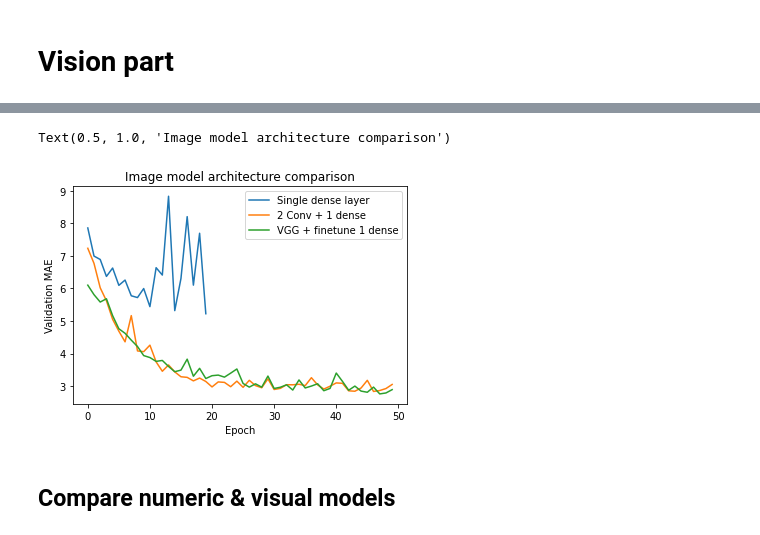
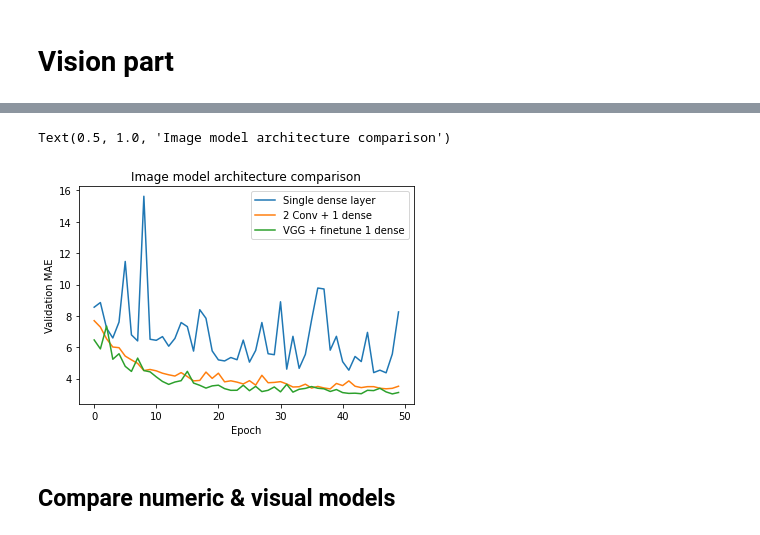
Before and after one commit to emace593/dreamhouse_public, a Jupyter notebook: part1.ipynb, the cells around one changed output, grey strips where cells are left out. Cells and saved outputs as stored; diff of their text form; code cells hidden in the pictures.

```diff
--- a/part1.ipynb
+++ b/part1.ipynb
@@ -173,5 +176,9 @@ train_paths,test_paths,train_labels,test_labels = train_test_split(paths,costs,t
 # %%
 train_paths,val_paths,train_labels,val_labels = train_test_split(train_paths,train_labels,test_size=0.15)
+# %%
+train_labels,train_years,train_beds,train_baths = list(zip(*train_labels))
+val_labels,val_years,val_beds,val_baths = list(zip(*val_labels))
+test_labels,test_years,test_beds,test_baths = list(zip(*test_labels))
 # %%
 def load_and_preprocess(path):
     im = tf.io.read_file(path)
@@ -444,5 +430,5 @@ v_model = tf.keras.Sequential([
 ])
 # %%
 v_model.compile(loss='mean_absolute_error',optimizer=tf.keras.optimizers.Adam(0.001),metrics=['MAE'])
-v_hist = v_model.fit(train_ds,epochs=20,validation_data=test_ds)
+v_hist = v_model.fit(train_ds,epochs=50,validation_data=val_ds)
 # %% [output]
@@ -509,6 +493,6 @@ Non-trainable params: 0
 _________________________________________________________________
 # %%
 deepv_model.compile(loss='mean_absolute_error',optimizer=tf.keras.optimizers.Adam(0.001),metrics=['MAE'])
-deepv_hist = deepv_model.fit(train_ds,epochs=50,validation_data=test_ds)
+deepv_hist = deepv_model.fit(train_ds,epochs=50,validation_data=val_ds)
 # %% [output]
 Epoch 1/50
@@ -590,6 +576,6 @@ Non-trainable params: 14,714,688
 _________________________________________________________________
 # %%
 ft.compile(loss='mean_absolute_error',optimizer=tf.keras.optimizers.Adam(0.001),metrics=['MAE'])
-ft_hist = ft.fit(train_ds,epochs=50,validation_data=test_ds)
+ft_hist = ft.fit(train_ds,epochs=50,validation_data=val_ds)
 # %% [output]
 Epoch 1/50
@@ -624,13 +612,13 @@ test_results['visual_ft'] = ft.evaluate(test_ds,verbose=0)
 # %%
-plt.plot(range(20),v_hist.history['val_MAE'], label='Single dense layer')
+plt.plot(range(50),v_hist.history['val_MAE'], label='Single dense layer')
 plt.plot(range(50),deepv_hist.history['val_MAE'],label='2 Conv + 1 dense')
 plt.plot(range(50),ft_hist.history['val_MAE'],label='VGG + finetune 1 dense')
 plt.xlabel('Epoch')
 plt.ylabel('Validation MAE')
 plt.legend()
 plt.title('Image model architecture comparison')
 # %% [output]
 Text(0.5, 1.0, 'Image model architecture comparison')
-[figure, old version]
+[figure, new version]
 # %% [markdown]
 ## Compare numeric & visual models
```
Also changed, not shown: parts of 57 cells of this notebook, 13 other files.
